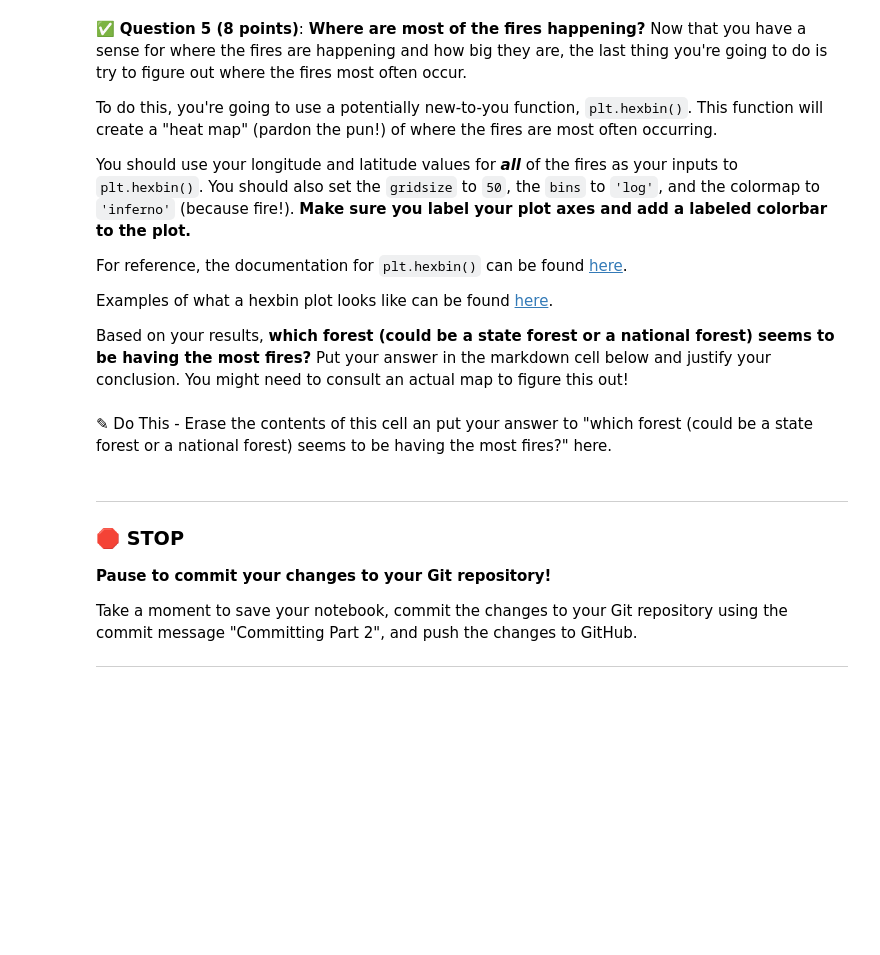
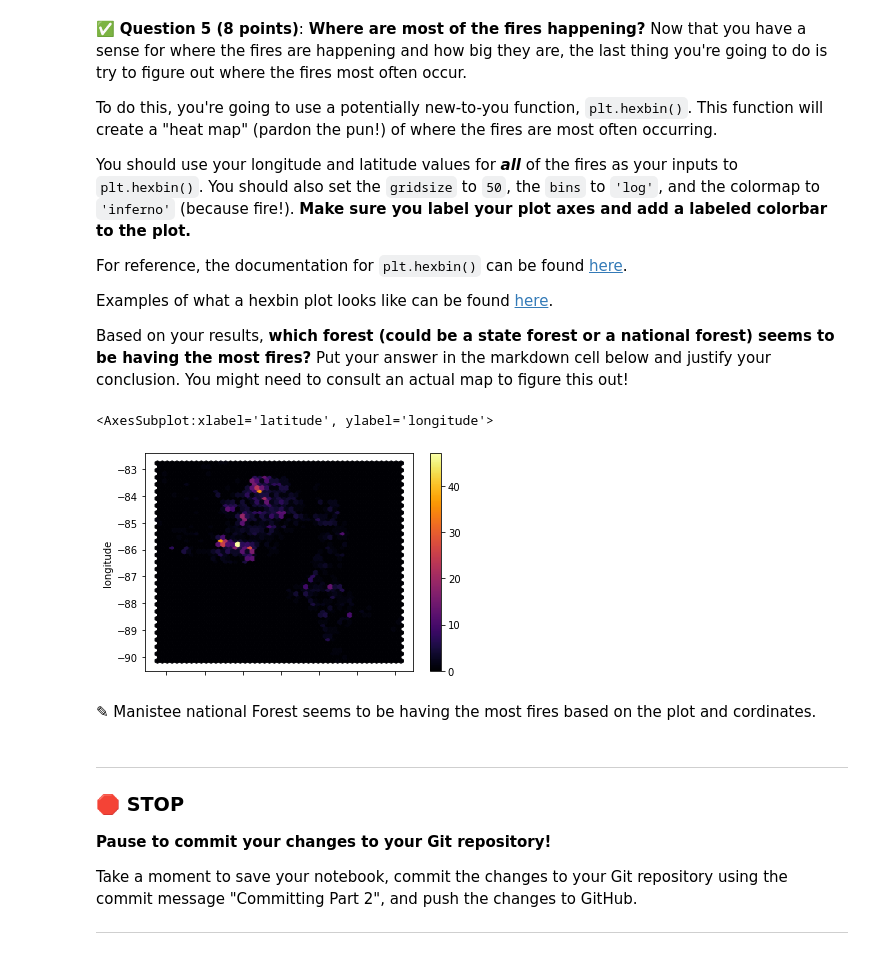
Before and after one commit to austynoberlin/cmse202-s21-turnin, a Jupyter notebook: hw-02/HW-02_PandasReviewAndPythonObjects-STUDENT.ipynb, the cells around one changed output. Cells and saved outputs as stored; diff of their text form; code cells hidden in the pictures; blank space fills up the shorter version.

```diff
--- a/hw-02/HW-02_PandasReviewAndPythonObjects-STUDENT.ipynb
+++ b/hw-02/HW-02_PandasReviewAndPythonObjects-STUDENT.ipynb
@@ -125,5 +188,15 @@ Based on your results, **which forest (could be a state forest or a national for
+# %%
+### Put your code here
+import numpy as np
+fires.plot.hexbin(x='latitude',
+                    y='longitude',
+                  gridsize=50,
+                    cmap='inferno')
+# %% [output]
+<AxesSubplot:xlabel='latitude', ylabel='longitude'>
+[figure, added]
 # %% [markdown]
-<font size=+3>&#9998;</font> Do This - Erase the contents of this cell an put your answer to "which forest (could be a state forest or a national forest) seems to be having the most fires?" here.
+<font size=+3>&#9998;</font> Manistee national Forest seems to be having the most fires based on the plot and cordinates.
 # %% [markdown]
 ---
 ### &#128721; STOP
```
Also changed, not shown: parts of 19 cells of this notebook.
